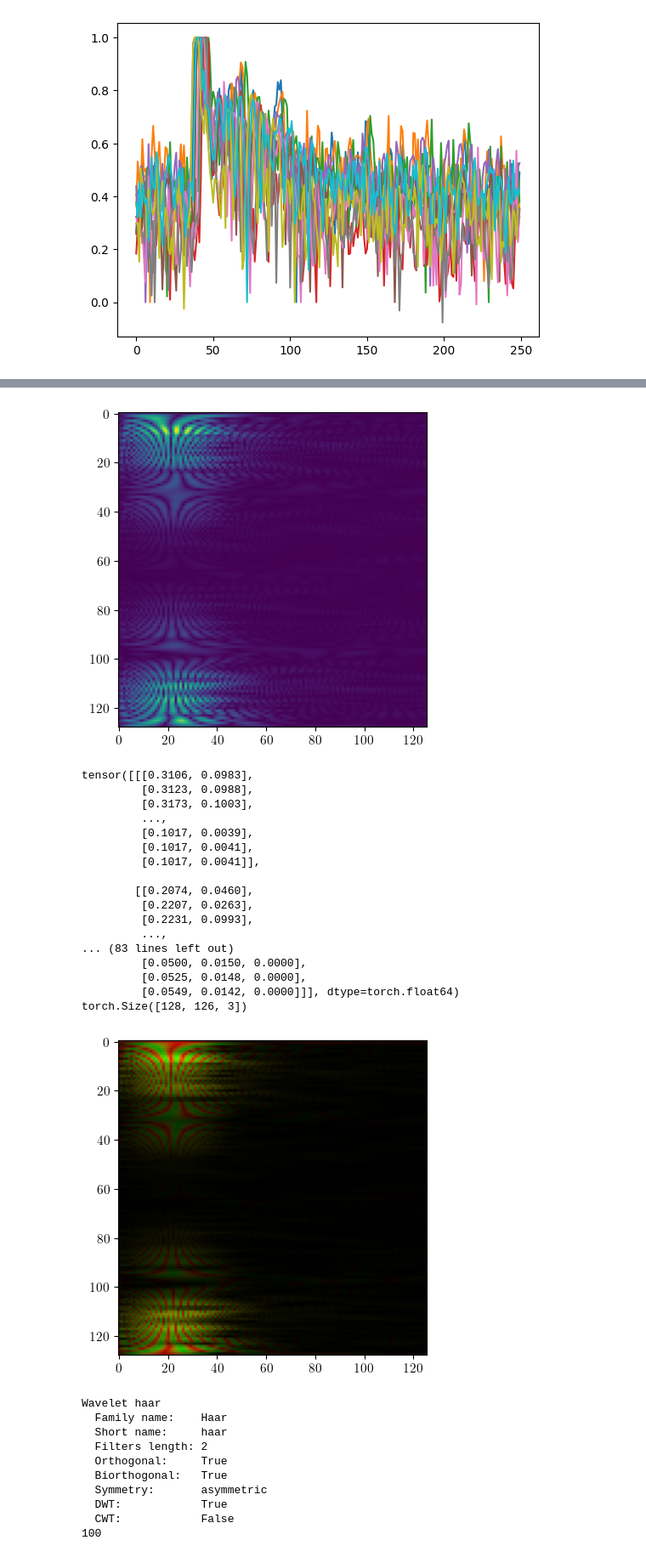
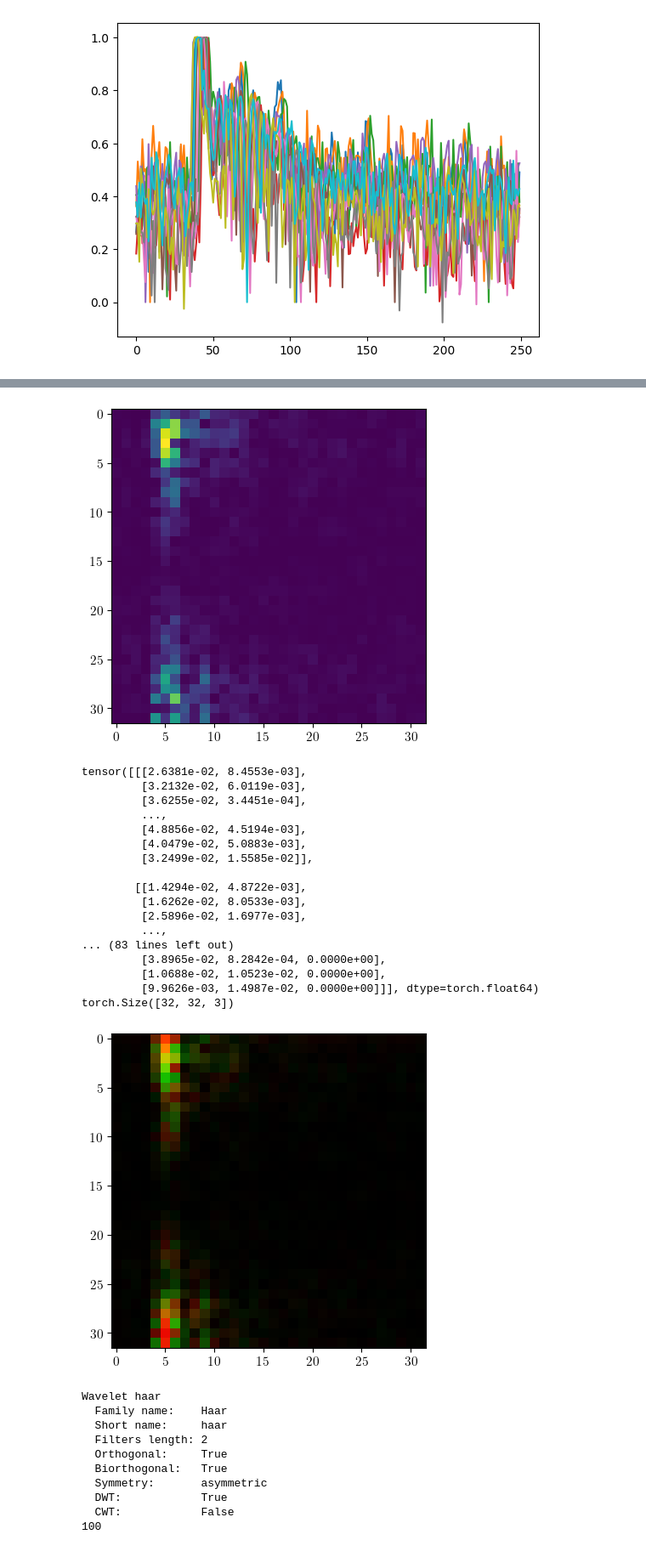
Before and after one commit to Thibaud-Ardoin/UWB-fingerprint, a Jupyter notebook: src/data_explorer.ipynb, the cells around one changed output, grey strips where cells are left out. Shown at 85% size. Drawn from its saved outputs; the diff is of its cells as text; code cells hidden in the pictures.

```diff
--- a/src/data_explorer.ipynb
+++ b/src/data_explorer.ipynb
@@ -78,8 +78,8 @@ mpl.rcParams['text.usetex'] = True
 # Set the global font to be Times New Roman, size 11
 mpl.rc('font', family='Times New Roman', size=11)
 
-params.spectrogram_window_size = 128
-params.spectrogram_hop_size = 2
+params.spectrogram_window_size = 32
+params.spectrogram_hop_size = 8
 pad_value = 0
 
 signal = train_data[1]
@@ -118,22 +118,22 @@ torch.Size([128, 126, 2])
-[figure, old version]
+[figure, new version]
-tensor([[[0.3106, 0.0983],
-         [0.3123, 0.0988],
-         [0.3173, 0.1003],
+tensor([[[2.6381e-02, 8.4553e-03],
+         [3.2132e-02, 6.0119e-03],
+         [3.6255e-02, 3.4451e-04],
          ...,
-         [0.1017, 0.0039],
-         [0.1017, 0.0041],
-         [0.1017, 0.0041]],
+         [4.8856e-02, 4.5194e-03],
+         [4.0479e-02, 5.0883e-03],
+         [3.2499e-02, 1.5585e-02]],
 
-        [[0.2074, 0.0460],
-         [0.2207, 0.0263],
-         [0.2231, 0.0993],
+        [[1.4294e-02, 4.8722e-03],
+         [1.6262e-02, 8.0533e-03],
+         [2.5896e-02, 1.6977e-03],
          ...,
 ... (83 lines left out)
-         [0.0500, 0.0150, 0.0000],
-         [0.0525, 0.0148, 0.0000],
-         [0.0549, 0.0142, 0.0000]]], dtype=torch.float64)
-torch.Size([128, 126, 3])
+         [3.8965e-02, 8.2842e-04, 0.0000e+00],
+         [1.0688e-02, 1.0523e-02, 0.0000e+00],
+         [9.9626e-03, 1.4987e-02, 0.0000e+00]]], dtype=torch.float64)
+torch.Size([32, 32, 3])
-[figure, old version]
+[figure, new version]
 # %%
 import matplotlib as mpl
 import pywt
```
Also changed, not shown: parts of 3 cells of this notebook, 7 other files.
